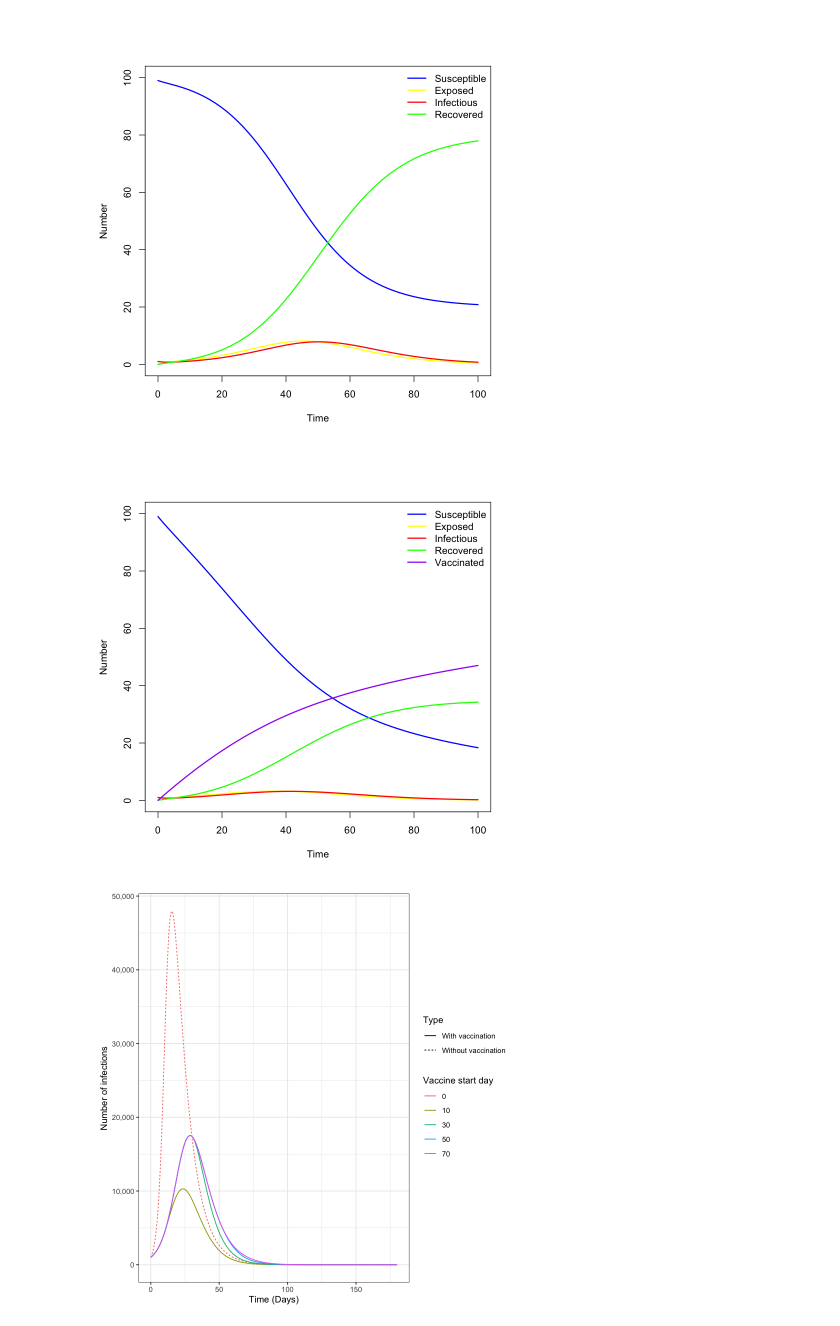
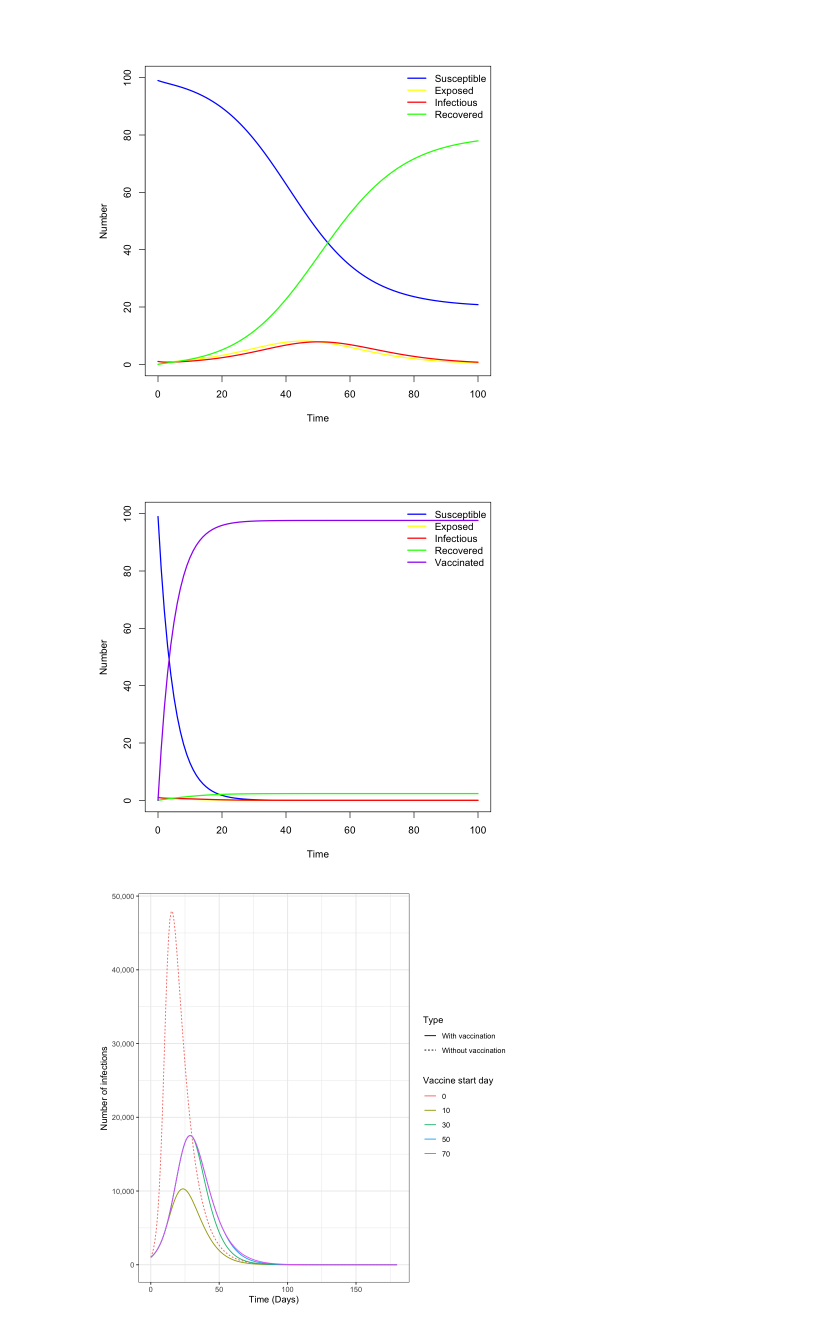
Before and after one commit to hyolimkang/vaccine_impact_course, a Jupyter notebook: intro_vimc.ipynb, the cells around one changed output. Saved outputs shown, nothing was run; the diff lists cells and outputs as text; code cells hidden in the pictures.

```diff
--- a/intro_vimc.ipynb
+++ b/intro_vimc.ipynb
@@ -176,12 +129,44 @@ output <- as.data.frame(output_raw)
-# %%
-# Plot model output
-plot(output$time, output$S, type = "l", col = "blue", lwd = 2, ylim = c(0, N),
-      xlab = "Time", ylab = "Number")
-lines(output$time, output$E, lwd = 2, col = "yellow", type = "l")
-lines(output$time, output$I, lwd = 2, col = "red", type = "l")
-lines(output$time, output$R, lwd = 2, col = "green", type = "l")
-lines(output$time, output$V, lwd = 2, col = "purple", type = "l")
-legend("topright", legend = c("Susceptible", "Exposed", "Infectious", "Recovered", "Vaccinated"),
-       col = c("blue", "yellow", "red", "green", "purple"), lwd = 2, bty = "n")
-# %% [output]
-[figure, removed]
+# %%
+# seirv model
+seirv_model <- function(times, state, parms) {
+    S <- state["S"]
+    E <- state["E"]
+    I <- state["I"]
+    R <- state["R"]
+    V <- state["V"]
+    N <- S + E + I + R + V
+
+    beta <- parms["beta"]
+    delta <- parms["delta"]
+    gamma <- parms["gamma"]
+    v <- parms["v"]
+
+    dS <- -(beta * I / N) * S - v * S
+    dE <- (beta * I / N) * S - delta * E
+    dI <- delta * E - gamma * I
+    dR <- gamma * I
+    dV <- v * S
+
+    return(list(c(dS, dE, dI, dR, dV)))
+}
+
+# Parameter values
+parms <- c(beta = 0.4, delta = 0.2, gamma = 0.2, v = 0.2)  # 테스트용 v ↑
+
+# Time steps
+times <- seq(from = 0, to = 100, by = 1)
+
+# Initial conditions
+N <- 100
+E_0 <- 0
+I_0 <- 1
+R_0 <- 0
+V_0 <- 0
+S_0 <- N - E_0 - I_0 - R_0 - V_0
+y <- c(S = S_0, E = E_0, I = I_0, R = R_0, V = V_0)
+
+# Solve ODE
+output_raw <- ode(y = y, times = times, func = seirv_model, parms = parms)
+output <- as.data.frame(output_raw)
+# %% [output]
+[figure, added]
```
Also changed, not shown: parts of 6 cells of this notebook.
